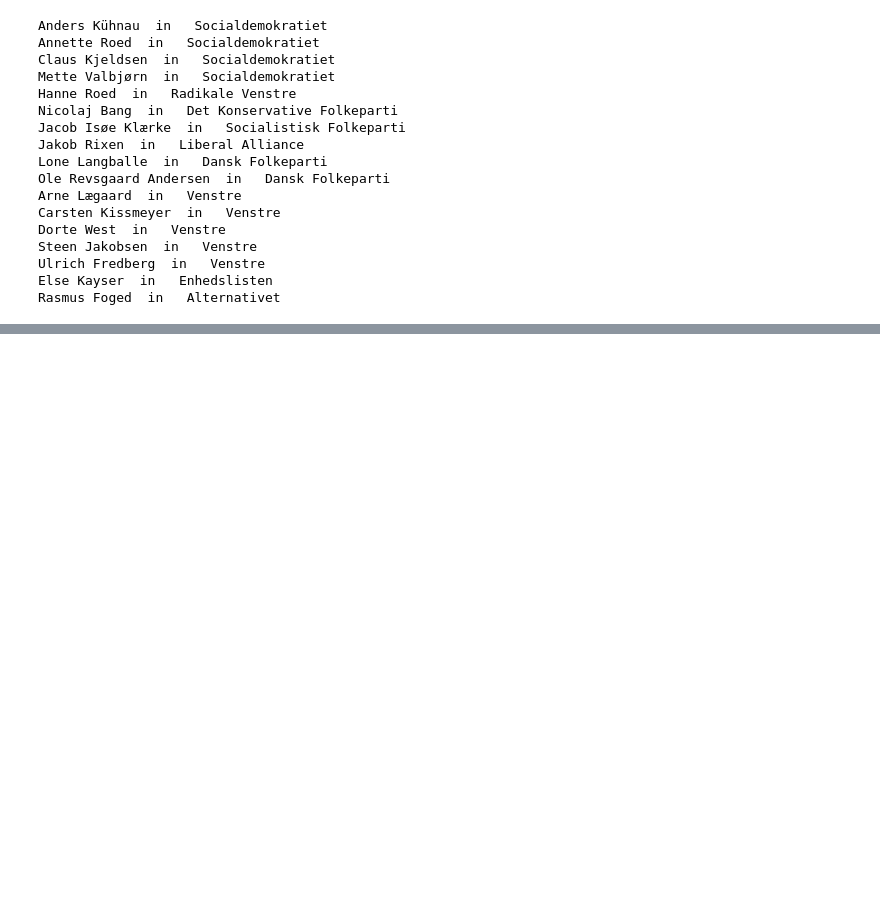
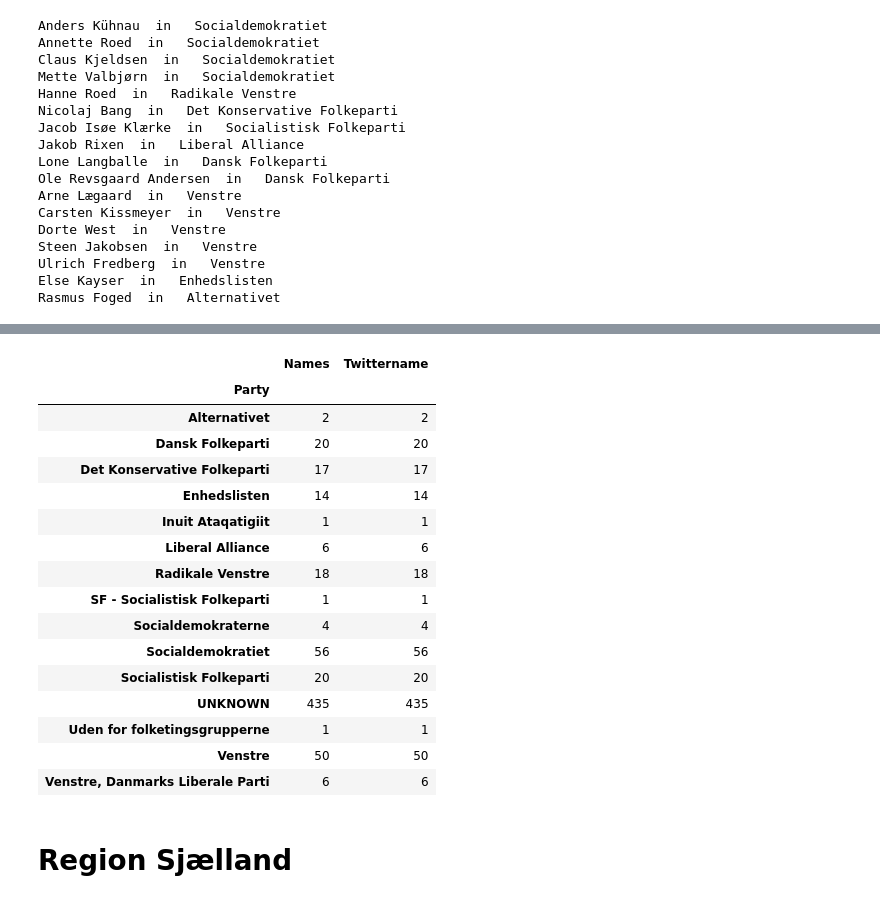
Before and after one commit to 98christianp/politiker, a Jupyter notebook: Code_for_loading_twitter_profiles.ipynb, the cells around one changed output, grey strips where cells are left out. Drawn from its saved outputs; the diff is of its cells as text; code cells hidden in the pictures; blank space fills up the shorter version.

Commit message:
alle regioners hjemmesider er med

```diff
--- a/Code_for_loading_twitter_profiles.ipynb
+++ b/Code_for_loading_twitter_profiles.ipynb
@@ -402,0 +394,21 @@ array(['Radikale Venstre', 'Venstre', 'Enhedslisten', 'UNKNOWN',
+# %%
+url = 'https://www.regionsyddanmark.dk/wm436558'
+req = requests.get(url)
+
+soup = BeautifulSoup(req.content, 'html.parser')
+content = soup.find("div", {"class": "brodtekst"})
+
+unwanted = content.findAll("p")
+for u in unwanted:
+    u.clear()
+# %%
+all_parties = content.findAll("h3")
+i = 0
+for party in all_parties:
+        party_text = re.sub(pattern,'', party.text)
+        people = party.find_next('ul')
+        people_text = re.sub(pattern, "", people.text)
+        for people in people_text.split('\n'):
+            if people.strip() in data.values:
+                print(people.strip() + "  in   " + party_text.strip())
+                data.loc[data['Names'] == people.strip(), 'Party'] = party_text.strip()
@@ -402,0 +432,22 @@ array(['Radikale Venstre', 'Venstre', 'Enhedslisten', 'UNKNOWN',
+# %%
+data.groupby('Party').count()
+# %% [output]
+|  | Names | Twittername |
+| Party |  |  |
+| Alternativet | 2 | 2 |
+| Dansk Folkeparti | 20 | 20 |
+| Det Konservative Folkeparti | 17 | 17 |
+| Enhedslisten | 14 | 14 |
+| Inuit Ataqatigiit | 1 | 1 |
+| Liberal Alliance | 6 | 6 |
+| Radikale Venstre | 18 | 18 |
+| SF - Socialistisk Folkeparti | 1 | 1 |
+| Socialdemokraterne | 4 | 4 |
+| Socialdemokratiet | 56 | 56 |
+| Socialistisk Folkeparti | 20 | 20 |
+| UNKNOWN | 435 | 435 |
+| Uden for folketingsgrupperne | 1 | 1 |
+| Venstre | 50 | 50 |
+| Venstre, Danmarks Liberale Parti | 6 | 6 |
+# %% [markdown]
+# Region Sjælland
```
Also changed, not shown: parts of 13 cells of this notebook, 1 other file.
